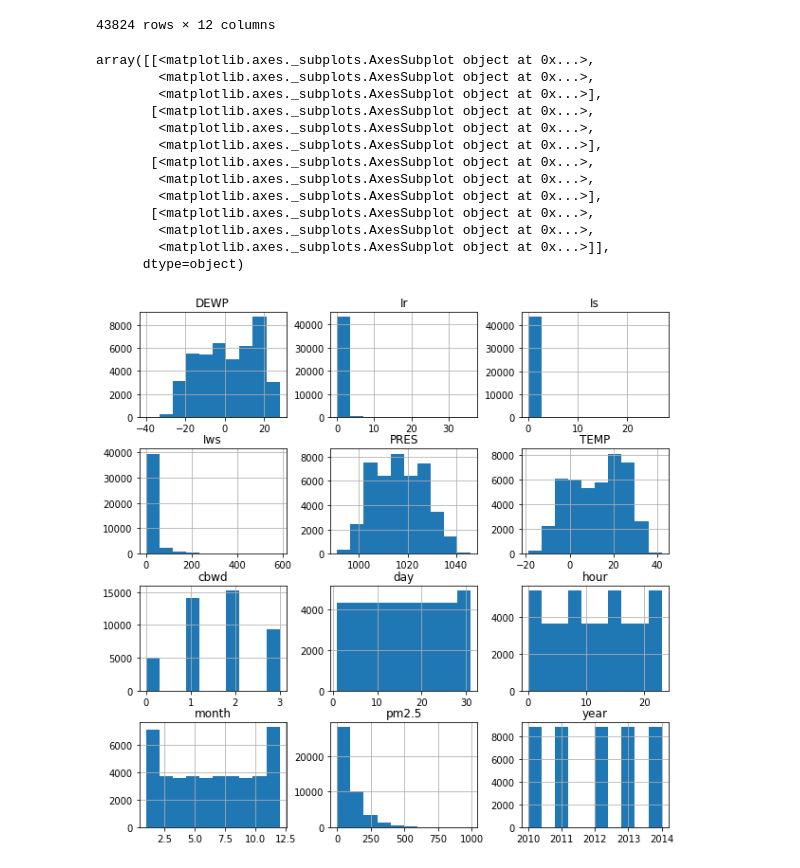
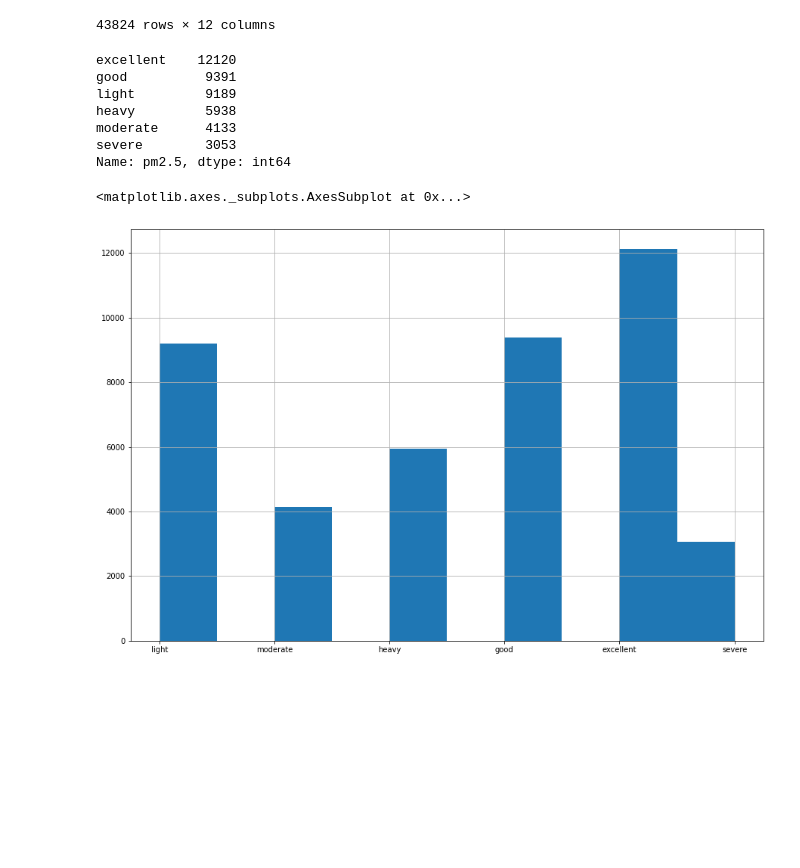
Before and after one commit to lenow520/UCI-Beijing-PM2.5, a Jupyter notebook: preprocesseddata.ipynb, the cells around one changed output. Drawn from its saved outputs; the diff is of its cells as text; code cells hidden in the pictures; blank space fills up the shorter version.

```diff
--- a/preprocesseddata.ipynb
+++ b/preprocesseddata.ipynb
@@ -97,20 +152,21 @@ PRSA
 | 43822 | 2014 | 12 | 31 | 22 | 8.000000 | -22 | -4.0 | 1034.0 | 1 | 246.72 | 0 | ... |
 | 43823 | 2014 | 12 | 31 | 23 | 12.000000 | -21 | -3.0 | 1034.0 | 1 | 249.85 | 0 | ... |
 43824 rows × 12 columns
+# %%
+bins = [-1, 35, 75, 115, 150, 250, 994]
+
+binning = pd.cut(PRSA['pm2.5'], bins,labels=['excellent', 'good', 'light', 'moderate','heavy', 'severe'])
+print(pd.value_counts(binning))
+# %% [output]
+excellent    12120
+good          9391
+light         9189
+heavy         5938
+moderate      4133
+severe        3053
+Name: pm2.5, dtype: int64
 # %%
-PRSA.hist(figsize=(10,10))
+binning.hist(figsize=(15,10))
 # %% [output]
-array([[<matplotlib.axes._subplots.AxesSubplot object at 0x...>,
-        <matplotlib.axes._subplots.AxesSubplot object at 0x...>,
-        <matplotlib.axes._subplots.AxesSubplot object at 0x...>],
-       [<matplotlib.axes._subplots.AxesSubplot object at 0x...>,
-        <matplotlib.axes._subplots.AxesSubplot object at 0x...>,
-        <matplotlib.axes._subplots.AxesSubplot object at 0x...>],
-       [<matplotlib.axes._subplots.AxesSubplot object at 0x...>,
-        <matplotlib.axes._subplots.AxesSubplot object at 0x...>,
-        <matplotlib.axes._subplots.AxesSubplot object at 0x...>],
-       [<matplotlib.axes._subplots.AxesSubplot object at 0x...>,
-        <matplotlib.axes._subplots.AxesSubplot object at 0x...>,
-        <matplotlib.axes._subplots.AxesSubplot object at 0x...>]],
-      dtype=object)
+<matplotlib.axes._subplots.AxesSubplot at 0x...>
-[figure, old version]
+[figure, new version]
```
Also changed, not shown: parts of 22 cells of this notebook.
